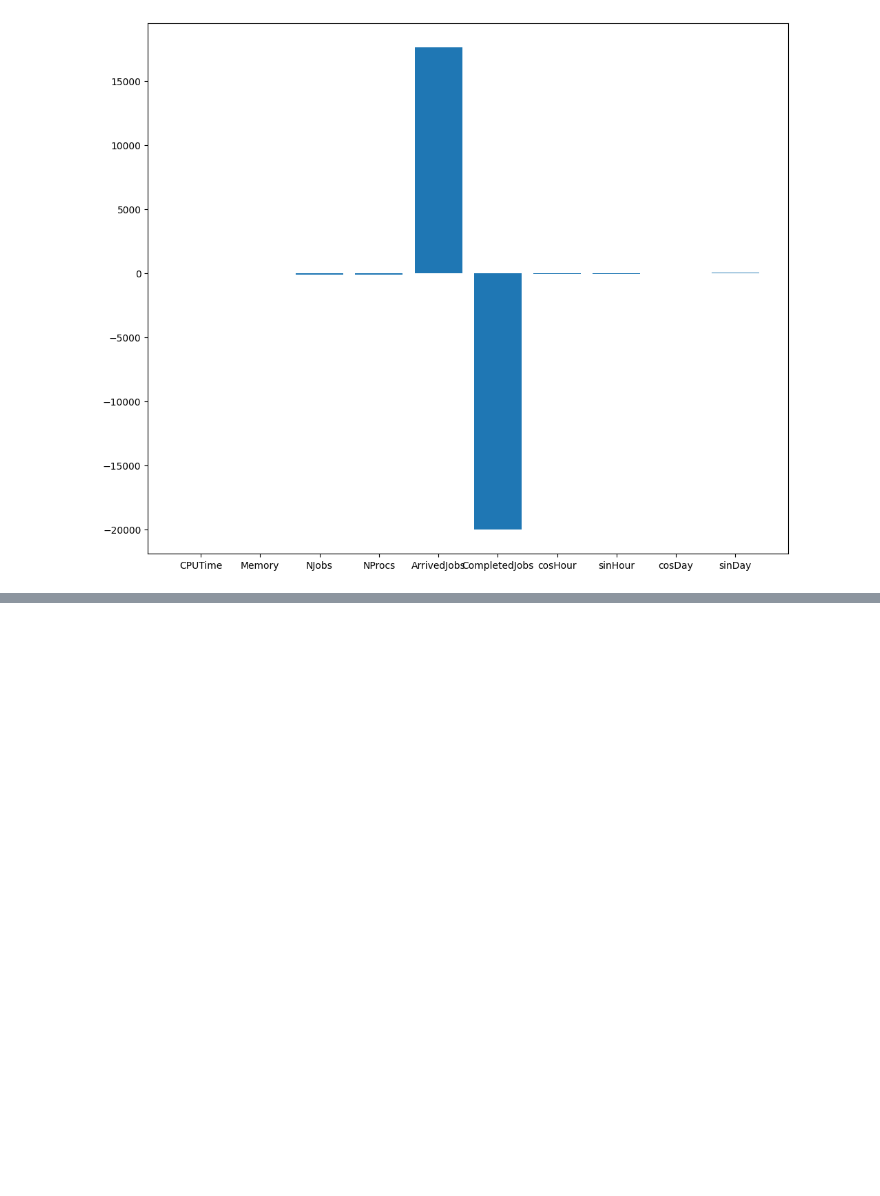
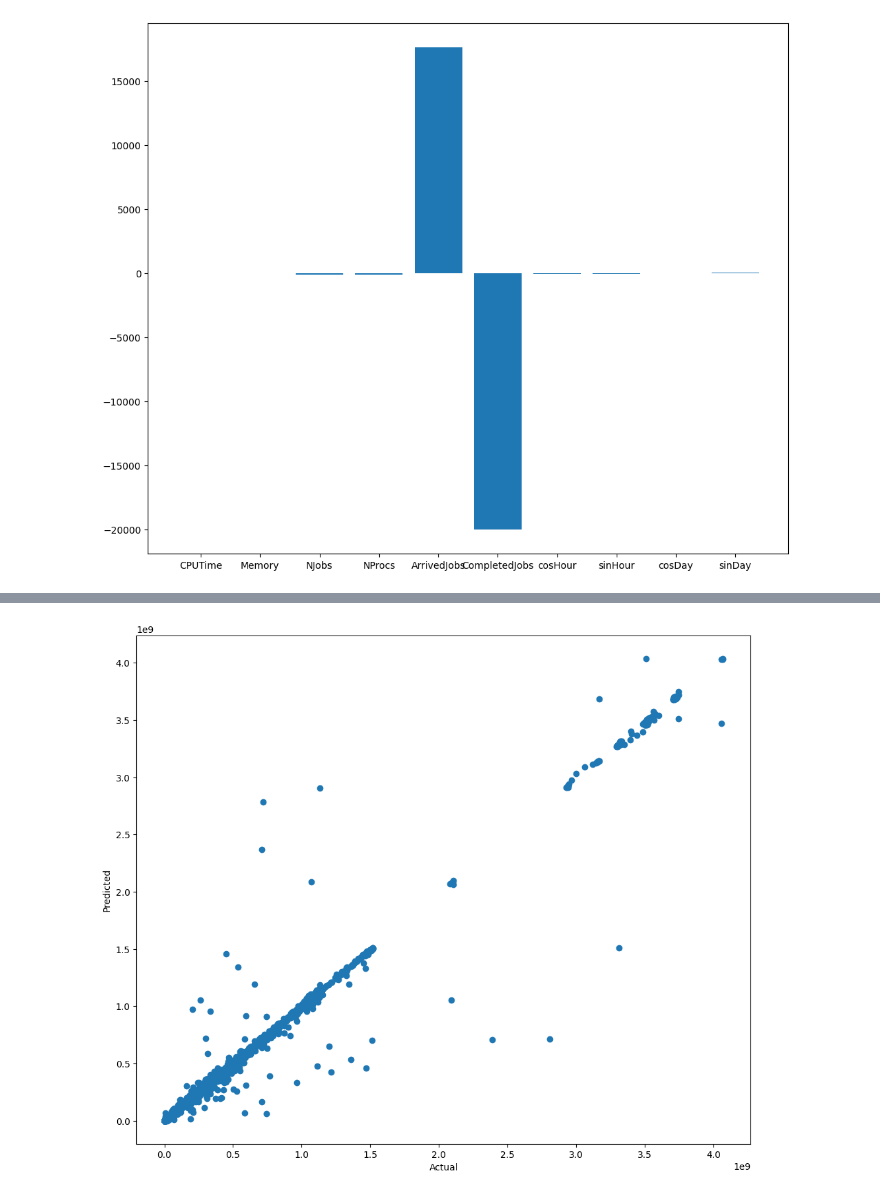
Before and after one commit to alextsaf/Thesis-NTUA, a Jupyter notebook: window.ipynb, the cells around one changed output, grey strips where cells are left out. Saved outputs shown, nothing was run; the diff lists cells and outputs as text; code cells hidden in the pictures; blank space fills up the shorter version.

```diff
--- a/window.ipynb
+++ b/window.ipynb
@@ -298,0 +325,7 @@ array([59540436.], dtype=float32)
+# %%
+plt.plot(y_test_ds, oos_pred, 'o')
+plt.xlabel('Actual')
+plt.ylabel('Predicted')
+plt.show()
+# %% [output]
+[figure, added]
```
Also changed, not shown: parts of 7 cells of this notebook.
